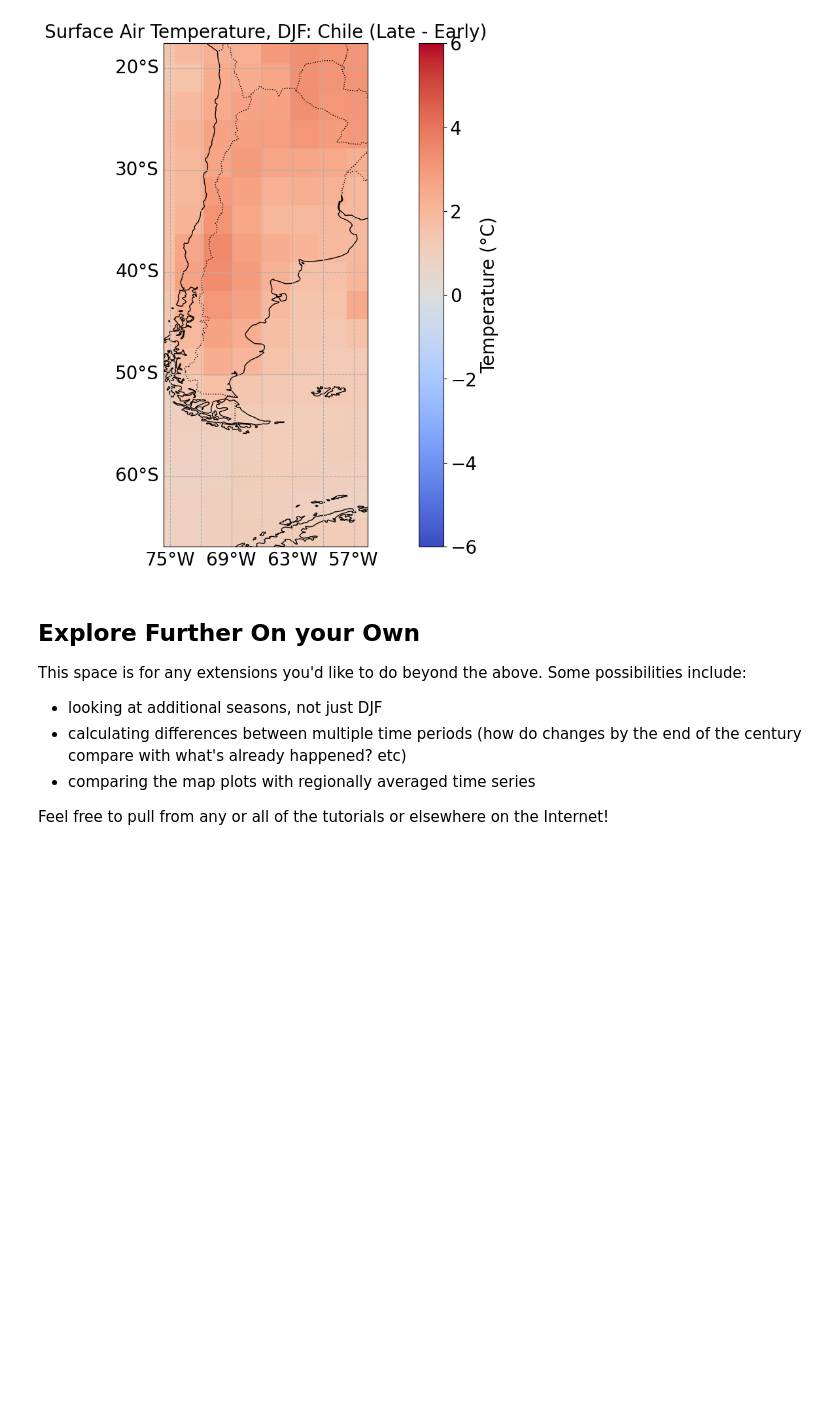
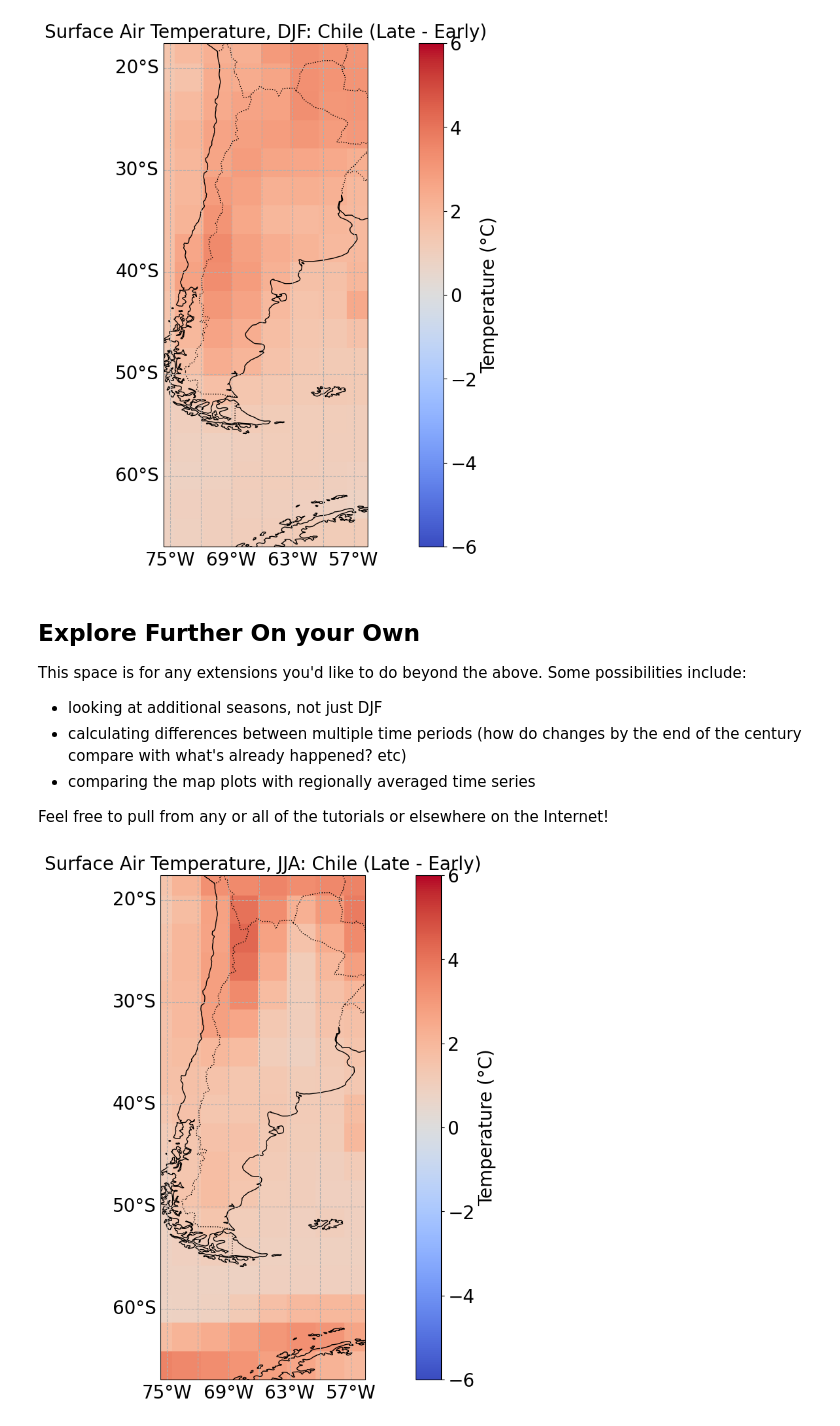
Before and after one commit to haylee360/EDS296-Map-Plots, a Jupyter notebook: Workbook_MapTutorials.ipynb, the cells around one changed output. Cells and saved outputs as stored; diff of their text form; code cells hidden in the pictures; blank space fills up the shorter version.

```diff
--- a/Workbook_MapTutorials.ipynb
+++ b/Workbook_MapTutorials.ipynb
@@ -207,3 +207,58 @@ This space is for any extensions you'd like to do beyond the above. Some possibi
 - comparing the map plots with regionally averaged time series
 
 Feel free to pull from any or all of the tutorials or elsewhere on the Internet!
+# %%
+# Calculate time averages (gives annual mean)
+
+# Extract data associated with the DJF season
+# early period
+data_early_JJA = data_early.sel(time=data_early.time.dt.season=="JJA")
+
+# late period
+data_late_JJA = data_late.sel(time=data_late.time.dt.season=="JJA")
+
+# Calculate DJF mean during both time periods
+# early
+data_early_JJAmn = data_early_JJA.mean(dim="time")
+# data_early_JJAmn = data_early_JJA['time'].mean()
+
+# late
+data_late_JJAmn = data_late_JJA.mean(dim="time")
+# data_late_JJAmn = data_late_JJA['time'].mean()
+# %%
+##### PLOT 2: DJF average
+
+# Define object containing PlateCarree projection
+map = ccrs.PlateCarree()
+
+# Create figure/axis objects, use the map object to specify associated projection
+fig, ax = plt.subplots(figsize=(20, 10), subplot_kw={"projection": map})
+# Plot temperature data on the axes using the coolwarm colormap
+plot = ax.pcolormesh(data_late_JJAmn.lon, data_late_JJAmn.lat, data_late_JJAmn.tas - data_early_JJAmn.tas,
+                     transform=map, cmap="coolwarm", vmin=-6, vmax=6)
+
+# Set spatial extent of plot
+ax.set_extent(region, crs=ccrs.PlateCarree())
+
+# Add colorbar and label it
+cbar = plt.colorbar(plot, ax=ax)
+cbar.set_label("Temperature (°C)", fontsize=20)
+cbar.ax.tick_params(labelsize=20)
+# Add coastline/border lines
+ax.add_feature(cfeature.COASTLINE)
+ax.add_feature(cfeature.BORDERS, linestyle=":")
+# Add grid lines
+gl = ax.gridlines(draw_labels=True, linestyle="--")
+gl.top_labels = False
+gl.right_labels = False
+
+
+# Set font size for x, y-axis labels
+gl.xlabel_style = {'size': 20}
+gl.ylabel_style = {'size': 20}
+
+# Add title, show plot
+ax.set_title("Surface Air Temperature, JJA: Chile (Late - Early)", fontsize= 20)
+plt.show()
+# %% [output]
+[figure, added]
```
